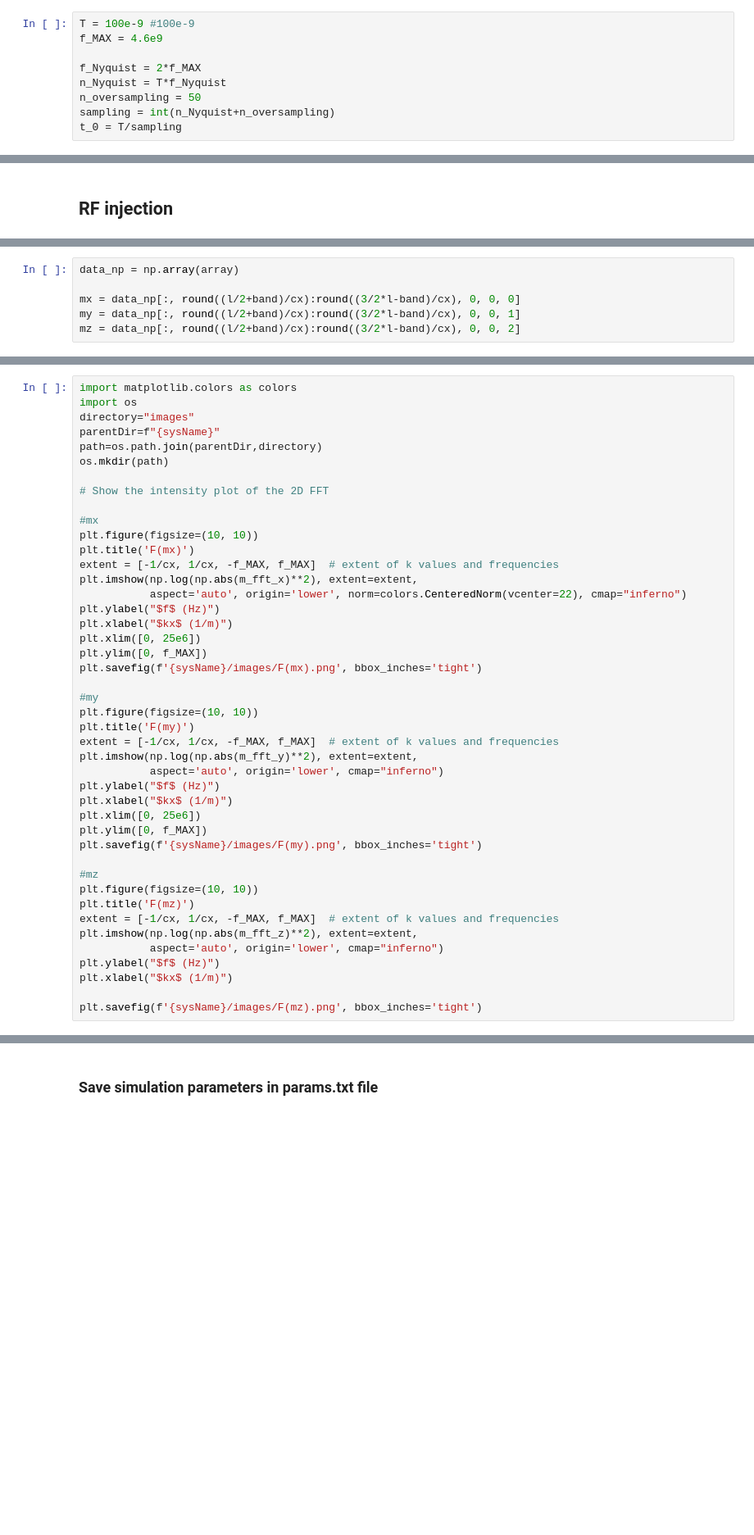
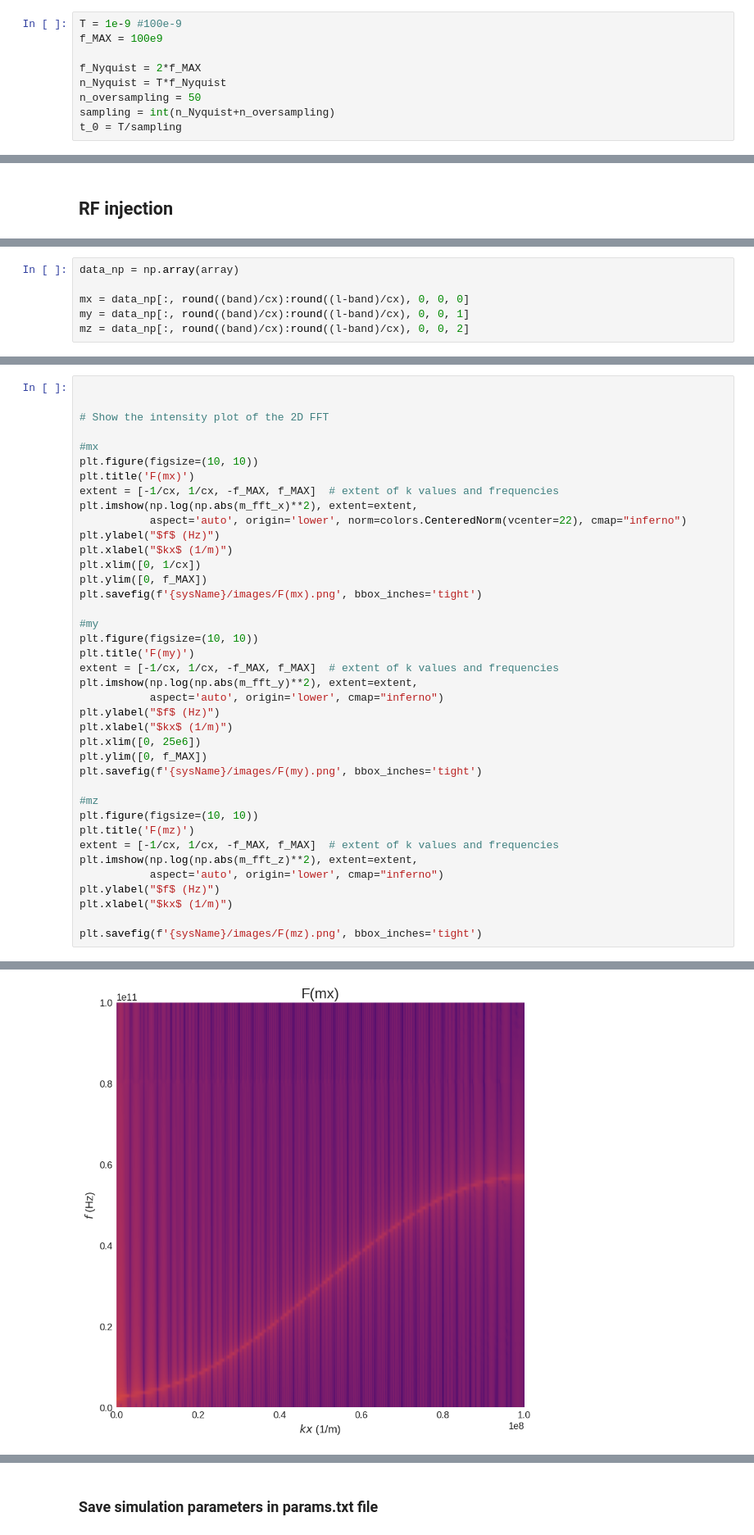
Before and after one commit to RiccardoCiviero/Spintronic_Project, a Jupyter notebook: P2.ipynb, the cells around one changed output, grey strips where cells are left out. Shown at 82% size. Saved outputs shown, nothing was run; the diff lists cells and outputs as text; blank space fills up the shorter version.

```diff
--- a/P2.ipynb
+++ b/P2.ipynb
@@ -79,8 +82,8 @@ td = oc.TimeDriver()          # time driver
 # %% [markdown]
 ## Time simulation parameter definition
 # %%
-T = 100e-9 #100e-9
-f_MAX = 4.6e9
+T = 1e-9 #100e-9
+f_MAX = 100e9
 
 f_Nyquist = 2*f_MAX
 n_Nyquist = T*f_Nyquist
@@ -212,9 +258,9 @@ array = data.to_xarray()
 # %%
 data_np = np.array(array)
 
-mx = data_np[:, round((l/2+band)/cx):round((3/2*l-band)/cx), 0, 0, 0]
-my = data_np[:, round((l/2+band)/cx):round((3/2*l-band)/cx), 0, 0, 1]
-mz = data_np[:, round((l/2+band)/cx):round((3/2*l-band)/cx), 0, 0, 2]
+mx = data_np[:, round((band)/cx):round((l-band)/cx), 0, 0, 0]
+my = data_np[:, round((band)/cx):round((l-band)/cx), 0, 0, 1]
+mz = data_np[:, round((band)/cx):round((l-band)/cx), 0, 0, 2]
 # %%
 # questo non ho ben capito a cosa serva, nel senso che Ax è letteralmente uguale a mx, almeno nei miei test
 Ax = np.reshape(mx, (-1, round(l/cx-2*band/cx)))
@@ -233,12 +279,7 @@ Az = np.fliplr(Az)
 m_fft_z = np.fft.fft2(Az)
 m_fft_z = np.fft.fftshift(m_fft_z)
 # %%
-import matplotlib.colors as colors
-import os
-directory="images"
-parentDir=f"{sysName}"
-path=os.path.join(parentDir,directory)
-os.mkdir(path)
+
 
 # Show the intensity plot of the 2D FFT
 
@@ -250,7 +291,7 @@ plt.imshow(np.log(np.abs(m_fft_x)**2), extent=extent,
            aspect='auto', origin='lower', norm=colors.CenteredNorm(vcenter=22), cmap="inferno")
 plt.ylabel("$f$ (Hz)")
 plt.xlabel("$kx$ (1/m)")
-plt.xlim([0, 25e6])
+plt.xlim([0, 1/cx])
 plt.ylim([0, f_MAX])
 plt.savefig(f'{sysName}/images/F(mx).png', bbox_inches='tight')
 
@@ -282,0 +321 @@ plt.savefig(f'{sysName}/images/F(mz).png', bbox_inches='tight')
+[figure, added]
```
Also changed, not shown: parts of 12 cells of this notebook, 4 other files.
